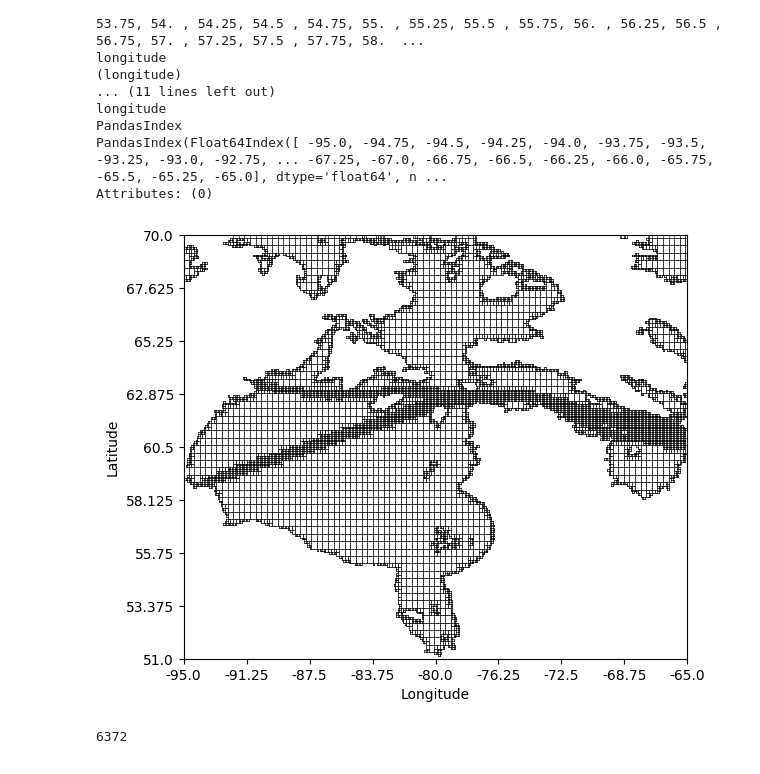
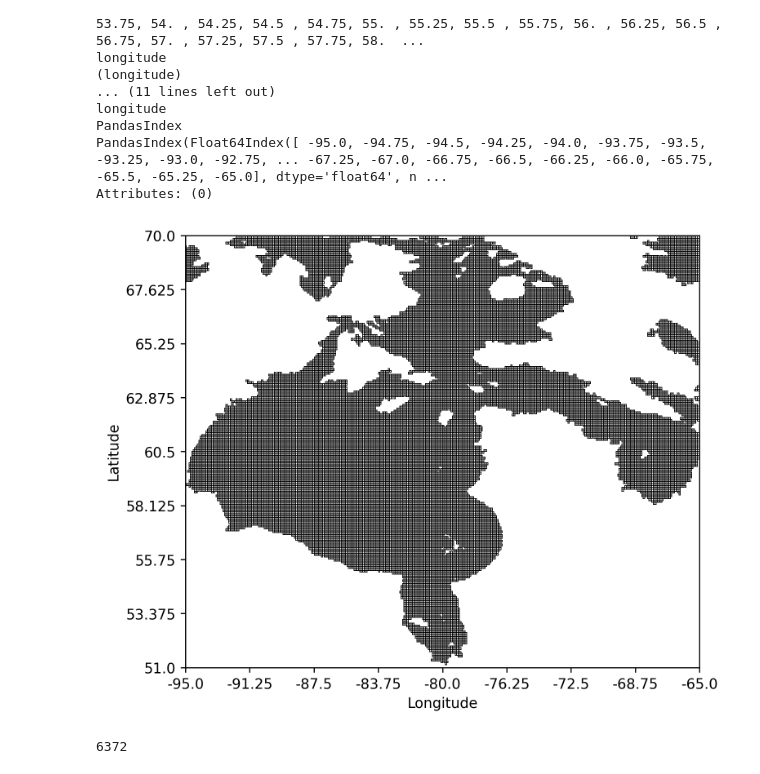
Before and after one commit to zach-gousseau/Quadtree-MPNNLSTM, a Jupyter notebook: notebooks/create_mesh.ipynb, the cells around one changed output. Cells and saved outputs as stored; diff of their text form; code cells hidden in the pictures.

```diff
--- a/notebooks/create_mesh.ipynb
+++ b/notebooks/create_mesh.ipynb
@@ -10,7 +17,6 @@ from model.utils import add_positional_encoding
 import warnings
 warnings.filterwarnings("ignore")
 # %%
-mask = np.isnan(xr.open_zarr('data/era5_hb_daily.zarr').siconc.isel(time=0)).values
 # ds = xr.open_zarr('data/era5_hb_daily.zarr')
 ds = xr.open_mfdataset(glob.glob('data/hb_era5_glorys_nc/hb_era5_glorys_*.nc'))
 
@@ -232,34 +212,35 @@ Attributes: (0)
 # %%
 from model.graph_functions import create_static_homogeneous_graph, create_static_heterogeneous_graph
 
-high_interest_region = xr.open_dataset('data/shipping_corridors/primary_route_mask.nc').band_data.values
+# high_interest_region = xr.open_dataset('data/shipping_corridors/primary_route_mask.nc').band_data.values
+high_interest_region = None
 
-graph_structure = create_static_heterogeneous_graph(mask.shape, 4, mask, high_interest_region)
-# graph_structure = create_static_homogeneous_graph(mask.shape, 4, mask)
+# graph_structure = create_static_heterogeneous_graph(mask.shape, 4, mask, high_interest_region)
+graph_structure = create_static_homogeneous_graph(mask.shape, 1, mask)
 # %%
 from model.graph_functions import plot_contours
 import matplotlib.ticker as ticker
 
 labels = torch.einsum('i,ijk->ijk',
                       torch.Tensor(graph_structure['graph_nodes']),
                       torch.Tensor(graph_structure['mapping'].reshape(-1, *mask.shape))
                      ).sum(0)
 
 labels = labels.numpy().astype(int)
 
-fig, ax = plt.subplots(figsize=(6.5, 5.5))
+fig, ax = plt.subplots(figsize=(6.5, 5.5), dpi=250)
 ax.set_xlim(0, mask.shape[1])
 ax.set_ylim(0, mask.shape[0])
 ax.xaxis.set_major_locator(ticker.LinearLocator(9))
 ax.yaxis.set_major_locator(ticker.LinearLocator(9))
 ax.set_yticklabels(np.linspace(ds.latitude.values.min(), ds.latitude.values.max(), 9))
 ax.set_xticklabels(np.linspace(ds.longitude.values.min(), ds.longitude.values.max(), 9))
 ax.set_ylabel('Latitude')
 ax.set_xlabel('Longitude')
 
 plot_contours(ax, labels)
 # %% [output]
-[figure, old version]
+[figure, new version]
 # %%
 len(graph_structure['graph_nodes'])
 # %% [output]
```
Also changed, not shown: parts of 5 cells of this notebook, 9 other files.
